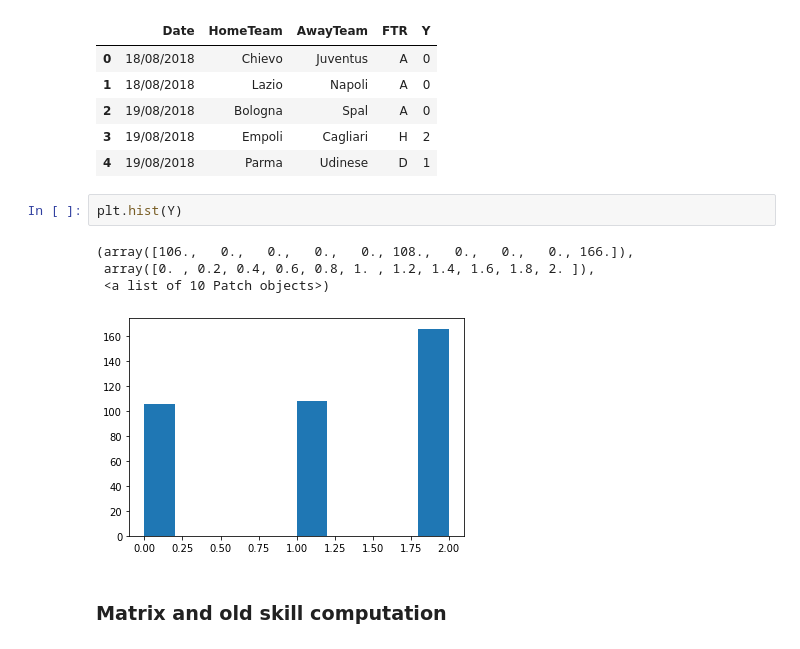
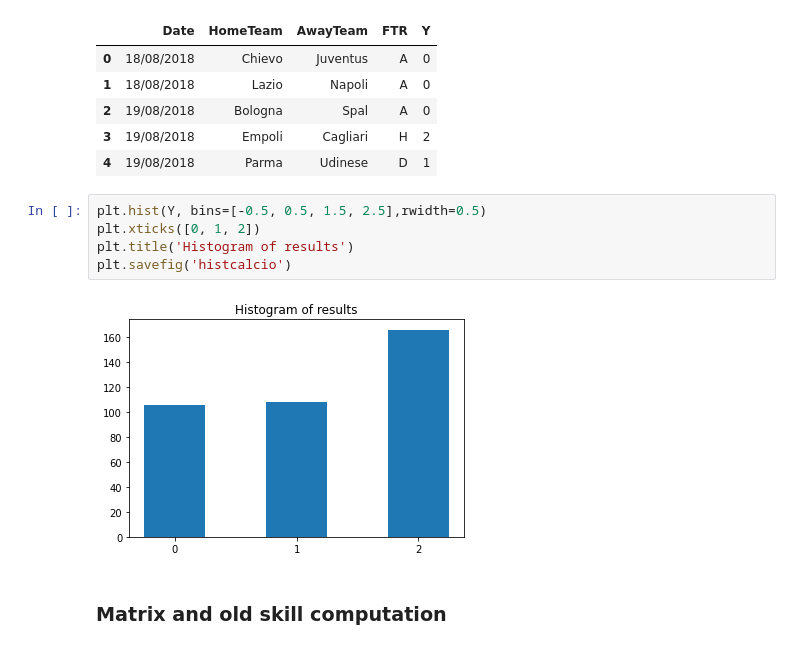
Before and after one commit to LorenzoGrossi/BayesianProject, a Jupyter notebook: BTDyn_Categorical_Vanilla.ipynb, the cells around one changed output. Cells and saved outputs as stored; diff of their text form.

```diff
--- a/BTDyn_Categorical_Vanilla.ipynb
+++ b/BTDyn_Categorical_Vanilla.ipynb
@@ -148,13 +148,13 @@ X.head()
 | 2 | 19/08/2018 | Bologna | Spal | A | 0 |
 | 3 | 19/08/2018 | Empoli | Cagliari | H | 2 |
 | 4 | 19/08/2018 | Parma | Udinese | D | 1 |
-# %%
-plt.hist(Y)
-# %% [output]
-(array([106.,   0.,   0.,   0.,   0., 108.,   0.,   0.,   0., 166.]),
- array([0. , 0.2, 0.4, 0.6, 0.8, 1. , 1.2, 1.4, 1.6, 1.8, 2. ]),
- <a list of 10 Patch objects>)
-[figure, removed]
+# %%
+plt.hist(Y, bins=[-0.5, 0.5, 1.5, 2.5],rwidth=0.5)
+plt.xticks([0, 1, 2])
+plt.title('Histogram of results')
+plt.savefig('histcalcio')
+# %% [output]
+[figure, added]
 # %% [markdown]
 ### Matrix and old skill computation
 # %%
```
Also changed, not shown: parts of 10 cells of this notebook.
